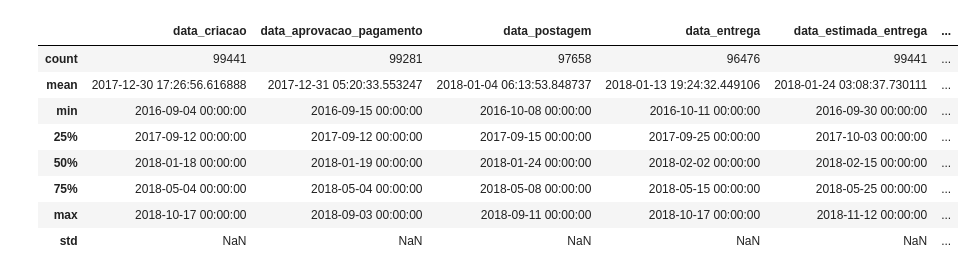
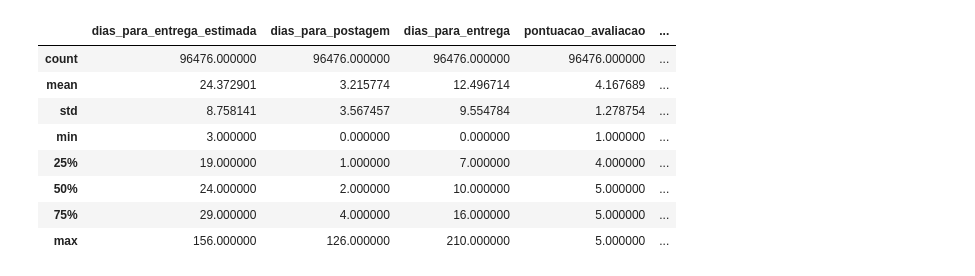
Before and after one commit to jafmatos/olist_satisfaction, a Jupyter notebook: notebook/eda_01.ipynb, the cells around one changed output. Cells and saved outputs as stored; diff of their text form; code cells hidden in the pictures.

```diff
--- a/notebook/eda_01.ipynb
+++ b/notebook/eda_01.ipynb
@@ -137,0 +1,9 @@ dataframe_pedidos.sample(n=5)
+# %%
+from project_olist.config import PROCESSED_DATA_DIR
+import pandas
+import seaborn
+import matplotlib.pyplot as pyplot
+
+dataframe = pandas.read_csv(PROCESSED_DATA_DIR / "pedidos_com_metricas.csv")
+
+dataframe.info()
@@ -138,12 +28,12 @@ dataframe_pedidos.sample(n=5)
 # %%
-dataframe_pedidos.describe()
+dataframe.describe()
 # %% [output]
-|  | data_criacao | data_aprovacao_pagamento | data_postagem | data_entrega | data_estimada_entrega | ... |
-| count | 99441 | 99281 | 97658 | 96476 | 99441 | ... |
-| mean | 2017-12-30 17:26:56.616888 | 2017-12-31 05:20:33.553247 | 2018-01-04 06:13:53.848737 | 2018-01-13 19:24:32.449106 | 2018-01-24 03:08:37.730111 | ... |
-| min | 2016-09-04 00:00:00 | 2016-09-15 00:00:00 | 2016-10-08 00:00:00 | 2016-10-11 00:00:00 | 2016-09-30 00:00:00 | ... |
-| 25% | 2017-09-12 00:00:00 | 2017-09-12 00:00:00 | 2017-09-15 00:00:00 | 2017-09-25 00:00:00 | 2017-10-03 00:00:00 | ... |
-| 50% | 2018-01-18 00:00:00 | 2018-01-19 00:00:00 | 2018-01-24 00:00:00 | 2018-02-02 00:00:00 | 2018-02-15 00:00:00 | ... |
-| 75% | 2018-05-04 00:00:00 | 2018-05-04 00:00:00 | 2018-05-08 00:00:00 | 2018-05-15 00:00:00 | 2018-05-25 00:00:00 | ... |
-| max | 2018-10-17 00:00:00 | 2018-09-03 00:00:00 | 2018-09-11 00:00:00 | 2018-10-17 00:00:00 | 2018-11-12 00:00:00 | ... |
-| std | NaN | NaN | NaN | NaN | NaN | ... |
+|  | dias_para_entrega_estimada | dias_para_postagem | dias_para_entrega | pontuacao_avaliacao | ... |
+| count | 96476.000000 | 96476.000000 | 96476.000000 | 96476.000000 | ... |
+| mean | 24.372901 | 3.215774 | 12.496714 | 4.167689 | ... |
+| std | 8.758141 | 3.567457 | 9.554784 | 1.278754 | ... |
+| min | 3.000000 | 0.000000 | 0.000000 | 1.000000 | ... |
+| 25% | 19.000000 | 1.000000 | 7.000000 | 4.000000 | ... |
+| 50% | 24.000000 | 2.000000 | 10.000000 | 5.000000 | ... |
+| 75% | 29.000000 | 4.000000 | 16.000000 | 5.000000 | ... |
+| max | 156.000000 | 126.000000 | 210.000000 | 5.000000 | ... |
```
Also changed, not shown: parts of 24 cells of this notebook, 12 other files.
